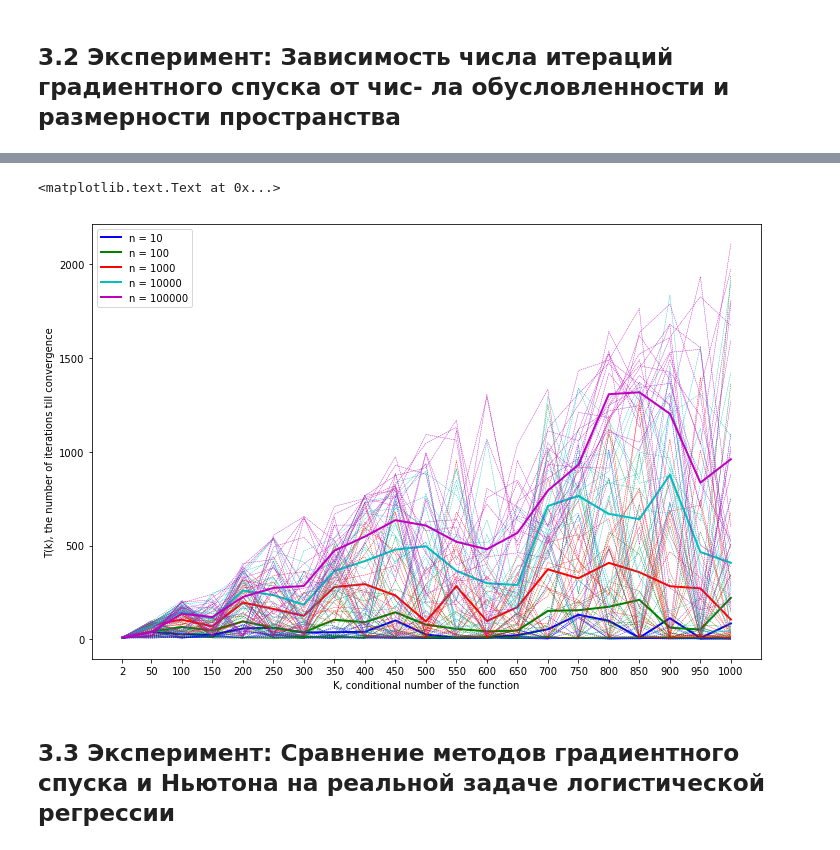
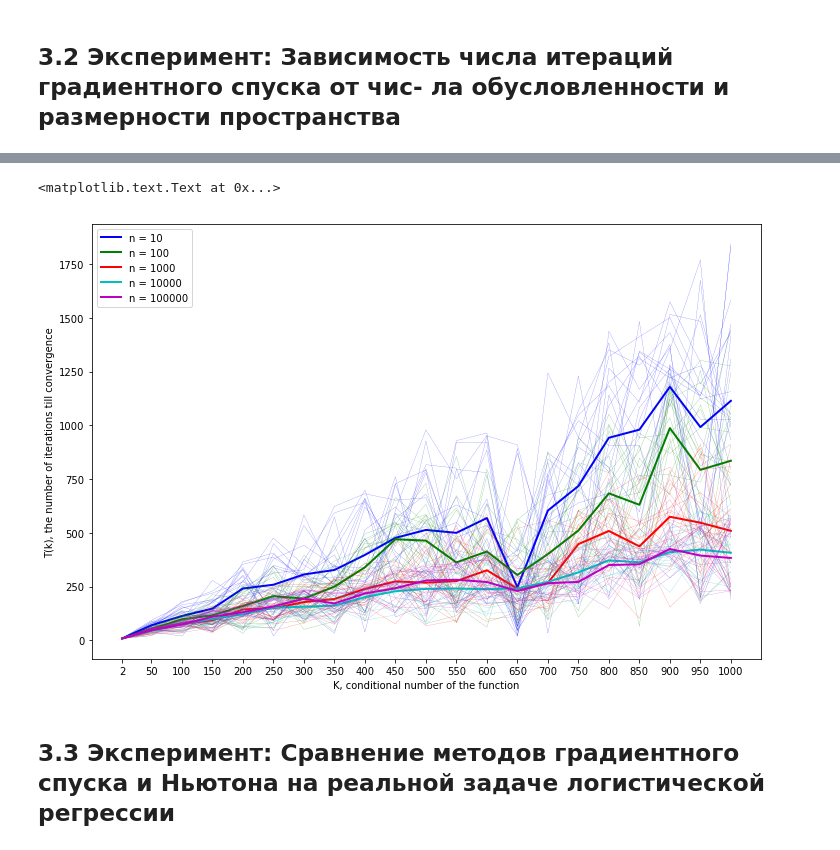
Before and after one commit to aksholokhov/mipt-momo-2017, a Jupyter notebook: task1/Experiments.ipynb, the cells around one changed output, grey strips where cells are left out. Drawn from its saved outputs; the diff is of its cells as text; code cells hidden in the pictures.

```diff
--- a/task1/Experiments.ipynb
+++ b/task1/Experiments.ipynb
@@ -194,22 +191,26 @@ iters = []
 
 random.seed(42)
 
+progressbar = FloatProgress()
+progressbar.max = 6
+display(progressbar)
+
 for n in [10**i for i in range(1, 6)]:
     iters_n = []
     for _ in range(20):
         trajectory = []
         for k in K:
-            a = rand(n) + 1
+            a = (k-1)*rand(n)+1
             a[0] = k
-            a[1] = 1
-            b = rand(n)
+            a[n-1] = 1
+            b = k*rand(n)
             A =  sp.sparse.diags(a)
             quadratic = QuadraticOracle(A, b)
-            x0 = rand(n)*3
+            x0 = np.zeros(n)
             x, message, history = gradient_descent(
                     quadratic, x0,
                     max_iter=10000,
-                    tolerance=1e-5,
+                    tolerance=1e-4,
                     trace=True,
                     line_search_options={
                         'method': 'Wolfe',
@@ -223,4 +224,5 @@ for n in [10**i for i in range(1, 6)]:
             trajectory.append(len(history['func']))
         iters_n.append(array(trajectory))
     iters.append(iters_n)
+    progressbar.value += 1
 # %% [output]
@@ -229,18 +231,18 @@ Wall time: 1h 55min 43s
 # %%
 figure(figsize=(12, 8))
 
 for i, (iters_n, color) in enumerate(zip((iters), ['b', 'g', 'r', 'c', 'm'])):
     for trajectory in iters_n:
-        plot(K, trajectory, ls='--', linewidth=0.4, c=color)
+        plot(K, trajectory, ls='--', linewidth=0.2, c=color)
     plot(K, mean(iters_n, axis=0), linewidth=2, c=color, label="n = %d"%(10**(i+1)))
 
 xticks(K ,K)
 legend()
 xlabel("K, conditional number of the function")
 ylabel("T(k), the number of iterations till convergence")
 # %% [output]
 <matplotlib.text.Text at 0x...>
-[figure, old version]
+[figure, new version]
 # %% [markdown]
 ## 3.3 Эксперимент: Сравнение методов градиентного спуска и Ньютона на реальной задаче логистической регрессии
 # %%
```
Also changed, not shown: parts of 16 cells of this notebook, 2 other files.
